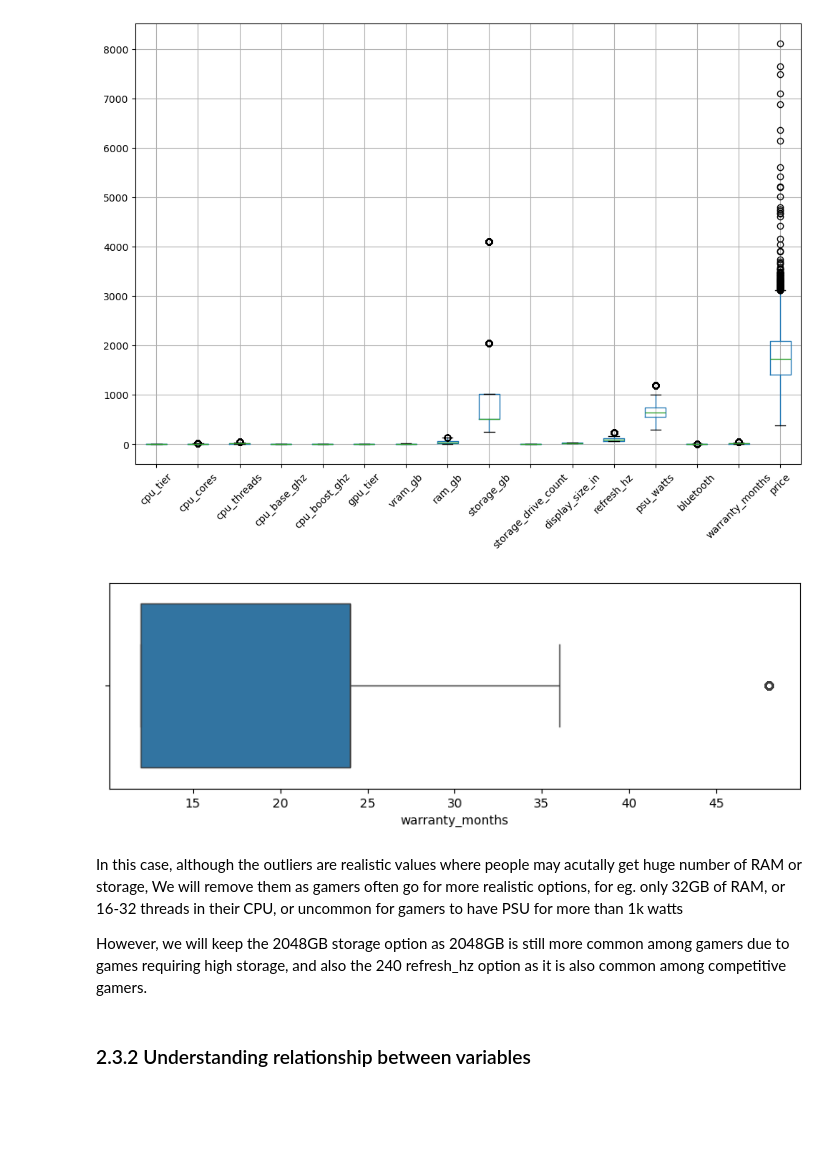
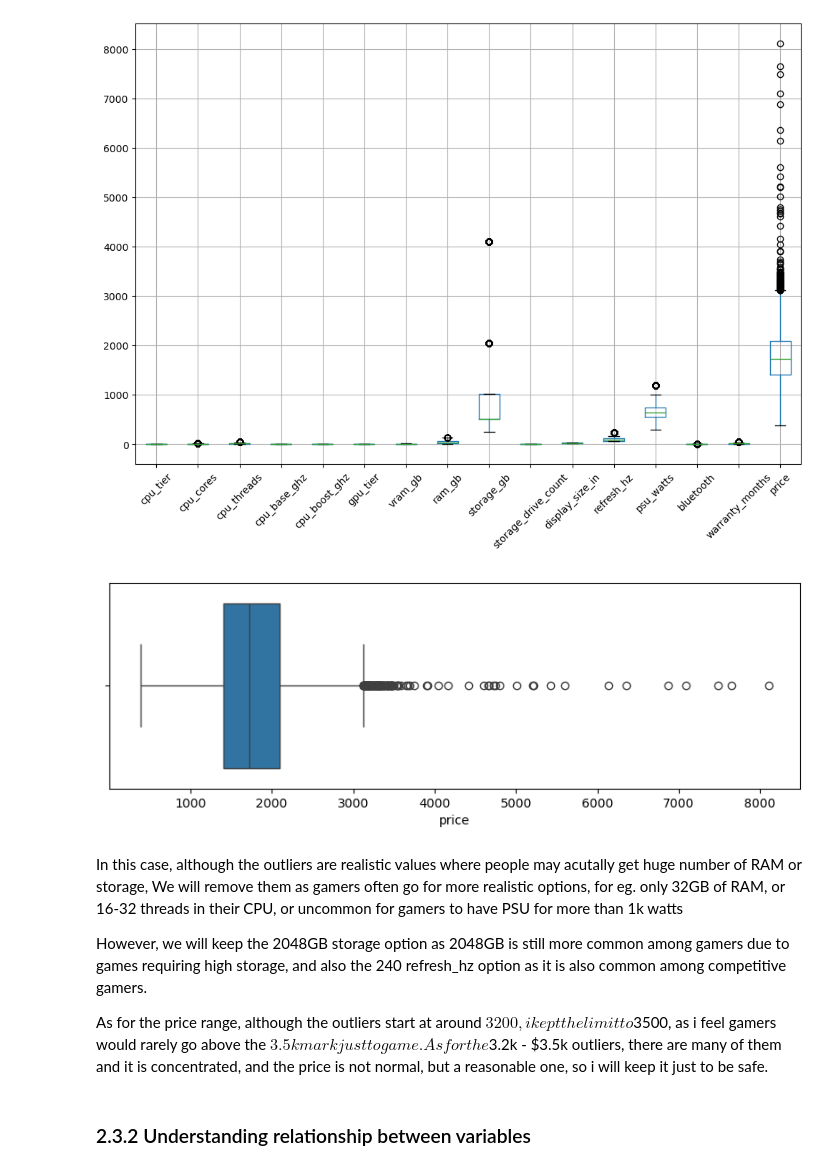
Before and after one commit to TPsengkang/mldp-project, a Jupyter notebook: MLDP Program Codes Submission Template.ipynb, the cells around one changed output. Drawn from its saved outputs; the diff is of its cells as text; code cells hidden in the pictures; blank space fills up the shorter version.

```diff
--- a/MLDP Program Codes Submission Template.ipynb
+++ b/MLDP Program Codes Submission Template.ipynb
@@ -34,7 +34,8 @@ Goal: ?
 ## 2.1 Load dataset
 # %%
 ## Read *.csv file into pandas DataFrame
-df = pd.read_csv('computer_prices_all.csv')
+FILE_PATH = 'computer_prices_all.csv'
+df = pd.read_csv(FILE_PATH)
 df
 # %% [output]
 |  | device_type | brand | model | release_year | os | form_factor | cpu_brand | cpu_model | cpu_tier | ... |
@@ -235,14 +243,16 @@ plt.show()
 # %%
 ##Show singluar box plots for features with outliers
 plt.figure(figsize=(10,3))
-sns.boxplot(x=df['warranty_months'])
+sns.boxplot(x=df['price'])
 plt.show()
 # %% [output]
-[figure, old version]
+[figure, new version]
 # %% [markdown]
 In this case, although the outliers are realistic values where people may acutally get huge number of RAM or storage, We will remove them as gamers often go for more realistic options, for eg. only 32GB of RAM, or 16-32 threads in their CPU, or uncommon for gamers to have PSU for more than 1k watts
 
 However, we will keep the 2048GB storage option as 2048GB is still more common among gamers due to games requiring high storage, and also the 240 refresh_hz option as it is also common among competitive gamers.
+
+As for the price range, although the outliers start at around $3200, i kept the limit to $3500, as i feel gamers would rarely go above the $3.5k mark just to game. As for the $3.2k - $3.5k outliers, there are many of them and it is concentrated, and the price is not normal, but a reasonable one, so i will keep it just to be safe.
 # %%
 ##Remove outliers based on domain knowledge
 ## (Specific values obtained from Kaggle website or singlular box plot above)
```
Also changed, not shown: parts of 24 cells of this notebook.
